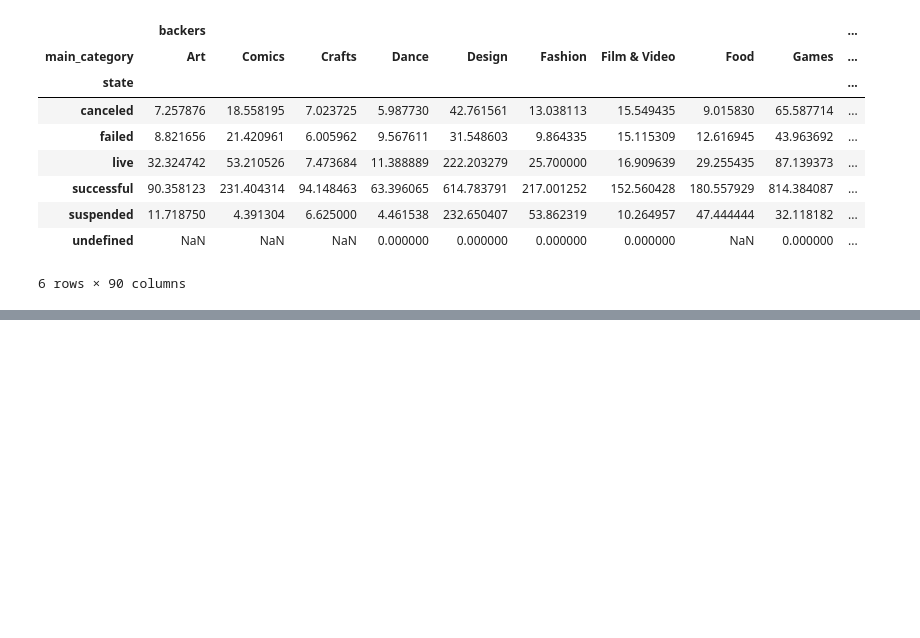
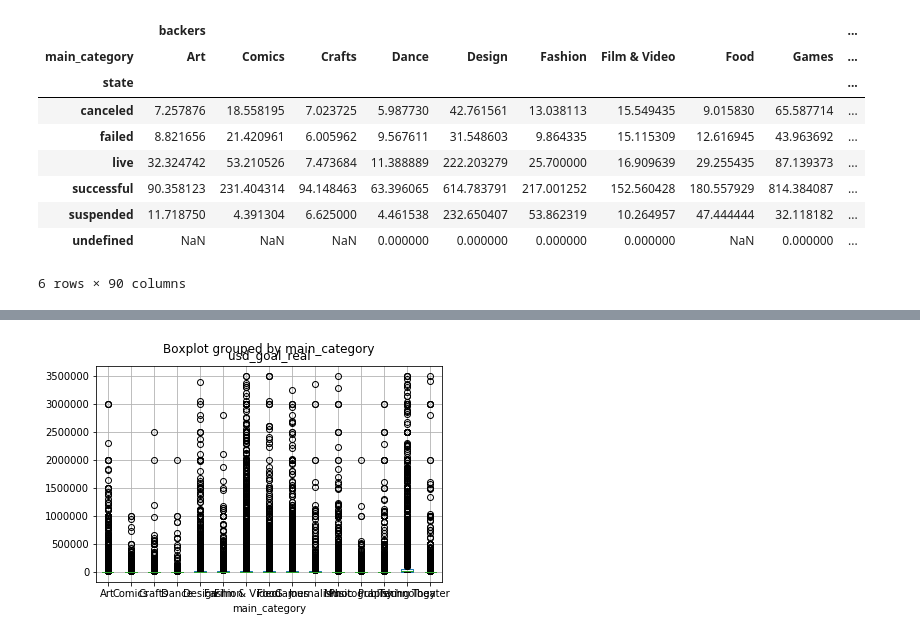
Before and after one commit to santiagopujol/analisis_curacion_diplodatos, a Jupyter notebook: Ejercicios_Limpieza.ipynb, the cells around one changed output, grey strips where cells are left out. Cells and saved outputs as stored; diff of their text form; code cells hidden in the pictures; blank space fills up the shorter version.

```diff
--- a/Ejercicios_Limpieza.ipynb
+++ b/Ejercicios_Limpieza.ipynb
@@ -481,0 +489,6 @@ kickstarter_2018.pivot_table(kickstarter_2018, index='state', columns='main_cate
+# %%
+outliers = kickstarter_2018[kickstarter_2018.usd_goal_real > (kickstarter_2018.usd_goal_real.mean() + 3 * kickstarter_2018.usd_goal_real.std())]
+# %%
+kickstarter_2018.drop(outliers.index).boxplot(column='usd_goal_real', by='main_category');
+# %% [output]
+[figure, added]
```
Also changed, not shown: parts of 7 cells of this notebook.
